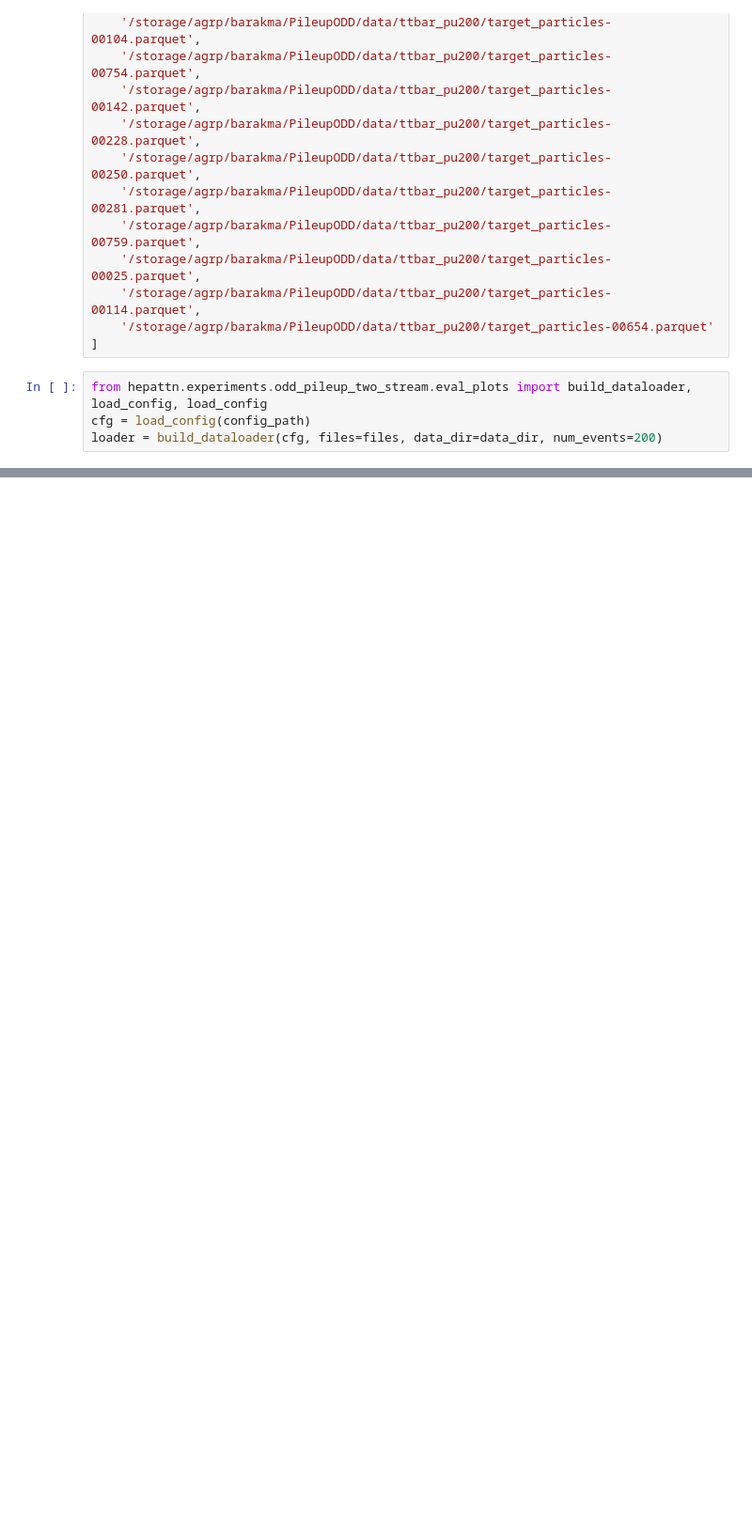
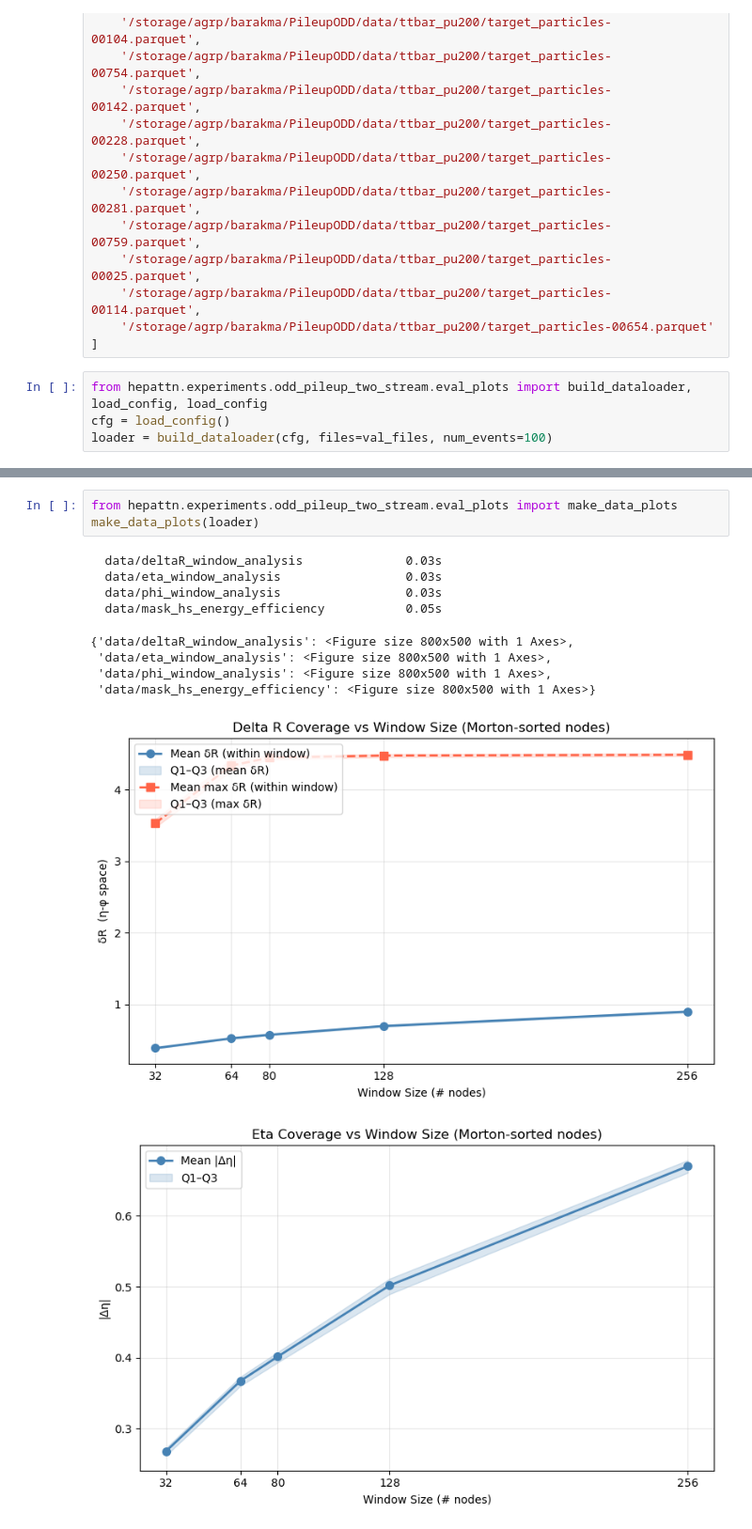
Before and after one commit to barakmarg/hepattn, a Jupyter notebook: src/hepattn/experiments/odd_pileup_two_stream/notebook/debug.ipynb, the cells around one changed output, grey strips where cells are left out. Shown at 94% size. Drawn from its saved outputs; the diff is of its cells as text; blank space fills up the shorter version.

```diff
--- a/src/hepattn/experiments/odd_pileup_two_stream/notebook/debug.ipynb
+++ b/src/hepattn/experiments/odd_pileup_two_stream/notebook/debug.ipynb
@@ -114,5 +114,5 @@ val_files=[
 ]
 # %%
 from hepattn.experiments.odd_pileup_two_stream.eval_plots import build_dataloader, load_config, load_config
-cfg = load_config(config_path)
-loader = build_dataloader(cfg, files=files, data_dir=data_dir, num_events=200)
+cfg = load_config()
+loader = build_dataloader(cfg, files=val_files, num_events=100)
@@ -118,0 +140,14 @@ loader = build_dataloader(cfg, files=files, data_dir=data_dir, num_events=200)
+# %%
+from hepattn.experiments.odd_pileup_two_stream.eval_plots import make_data_plots
+make_data_plots(loader)
+# %% [output]
+  data/deltaR_window_analysis              0.03s
+  data/eta_window_analysis                 0.03s
+  data/phi_window_analysis                 0.03s
+  data/mask_hs_energy_efficiency           0.05s
+{'data/deltaR_window_analysis': <Figure size 800x500 with 1 Axes>,
+ 'data/eta_window_analysis': <Figure size 800x500 with 1 Axes>,
+ 'data/phi_window_analysis': <Figure size 800x500 with 1 Axes>,
+ 'data/mask_hs_energy_efficiency': <Figure size 800x500 with 1 Axes>}
+[figure, added]
+[figure, added]
```
Also changed, not shown: parts of 4 cells of this notebook, 3 other files.
